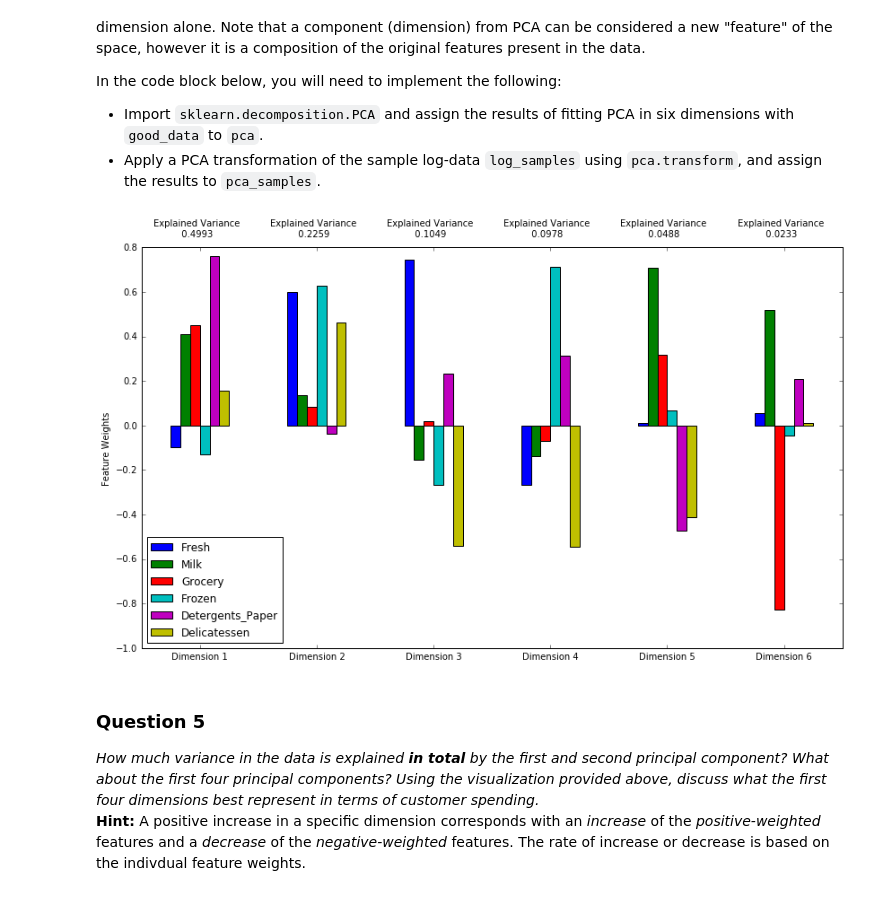
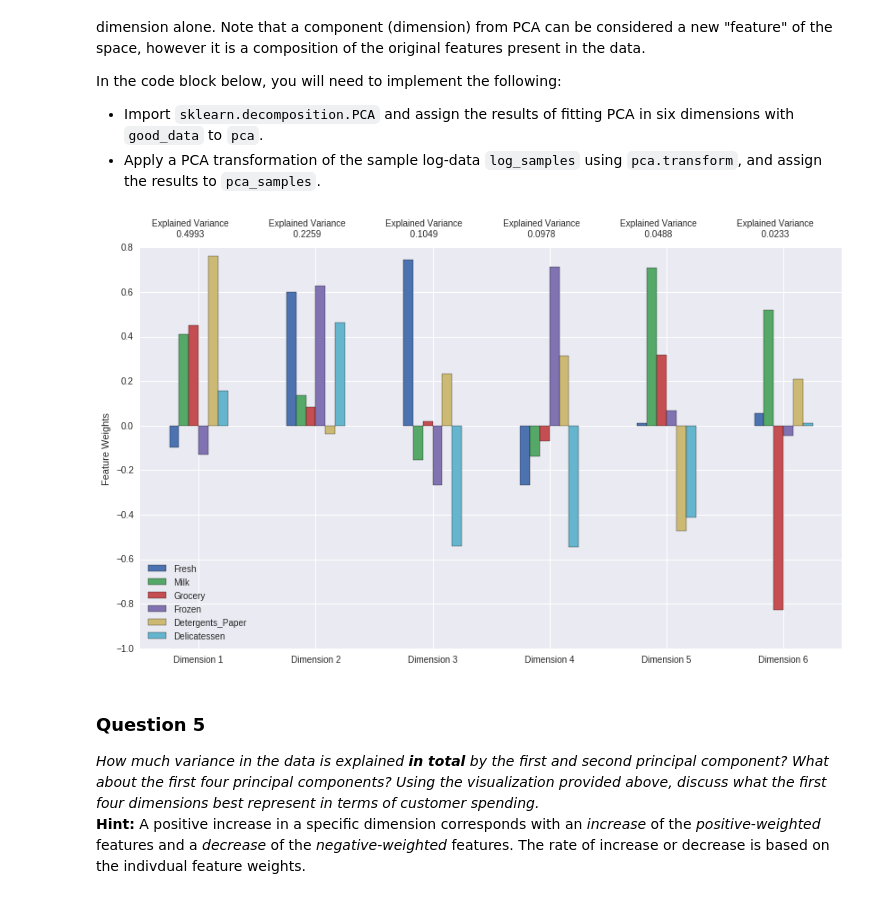
Before and after one commit to iuriramos/customer-segments, a Jupyter notebook: customer_segments.ipynb, the cells around one changed output. Drawn from its saved outputs; the diff is of its cells as text; code cells hidden in the pictures.

```diff
--- a/customer_segments.ipynb
+++ b/customer_segments.ipynb
@@ -84,0 +88,5 @@ Considering the total purchase cost of each product category in the sample above
+# %%
+import seaborn
+samples_bar = samples.append(data.describe().loc['75%'])
+samples_bar.index = indices + ['3rd p.']
+_ = samples_bar.plot(kind='bar', figsize=(14,6))
@@ -296,16 +306,15 @@ In the code block below, you will need to implement the following:
 # %%
 from sklearn.decomposition import PCA
 # TODO: Apply PCA by fitting the good data with the same number of dimensions as features
-pca = PCA(n_components=6)
-pca.fit(good_data)
+pca = PCA(n_components=6).fit(good_data)
 
 # TODO: Transform the sample log-data using the PCA fit above
 pca_samples = pca.transform(log_samples)
 
 # Generate PCA results plot
 pca_results = rs.pca_results(good_data, pca)
 # %% [output]
-[figure, old version]
+[figure, new version]
 # %% [markdown]
 ### Question 5
 *How much variance in the data is explained* ***in total*** *by the first and second principal component? What about the first four principal components? Using the visualization provided above, discuss what the first four dimensions best represent in terms of customer spending.*
```
Also changed, not shown: parts of 14 cells of this notebook, 1 other file.
